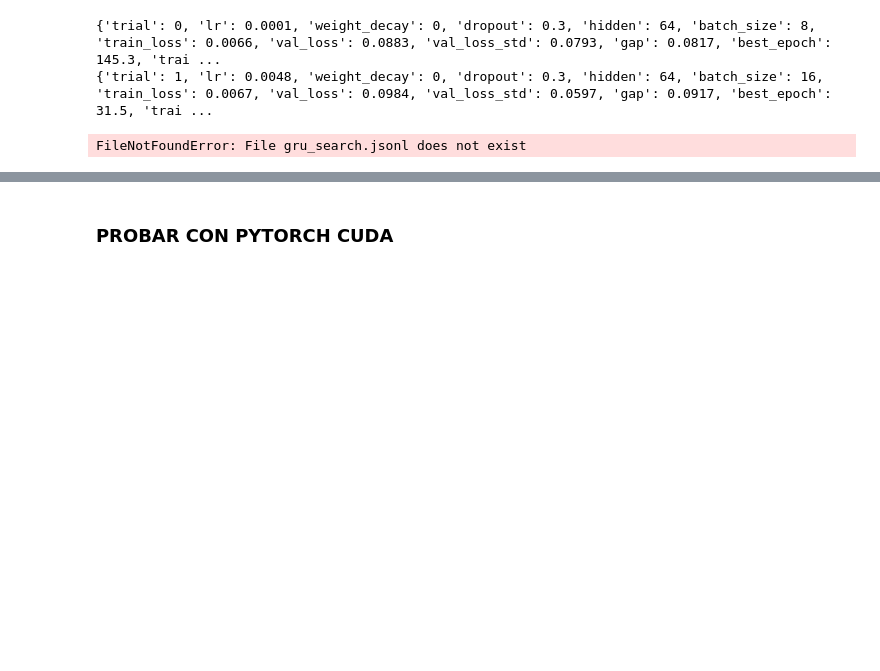
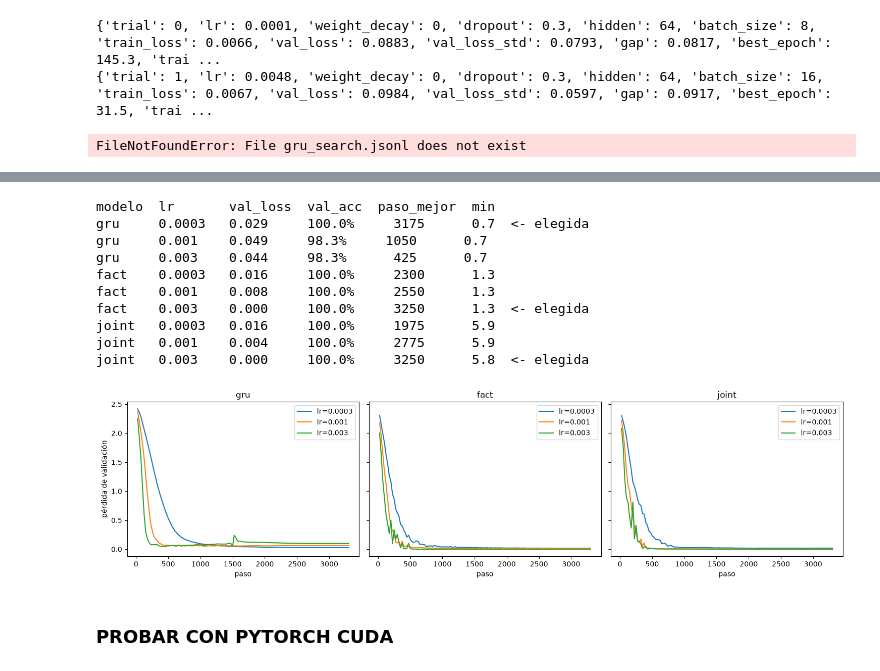
Before and after one commit to mariangeli-s/time-series-to-slr, a Jupyter notebook: data_pipeline.ipynb, the cells around one changed output, grey strips where cells are left out. Cells and saved outputs as stored; diff of their text form; code cells hidden in the pictures; blank space fills up the shorter version.

```diff
--- a/data_pipeline.ipynb
+++ b/data_pipeline.ipynb
@@ -1445,0 +1675,3 @@ FileNotFoundError: File gru_search.jsonl does not exist
+# %%
+for m in ["gru", "fact", "joint"]:
+    sanity_check(m, fold=C.PILOT["fold"])
@@ -1445,0 +1682,13 @@ FileNotFoundError: File gru_search.jsonl does not exist
+# %%
+MODELS = ["joint"] #luego poner "joint"
+
+OUT = C.RESULTS_DIR / "pilot"
+P = C.PILOT
+for m in MODELS:
+    for lr in P["lrs"]:
+        print(f"\n== {m}  lr={lr:g}")
+        r = run(m, fold=P["fold"], seed=P["seed"], lr=lr, max_steps=P["max_steps"],
+                eval_test=False, out_path=OUT / f"{m}_lr{lr:g}.json")
+        b = r["best"]
+        print(f"  mejor val_loss={b['val_loss']:.3f}  val_acc={b['val_acc']:.1%}  "
+              f"en el paso {b['step']}  ({r['train_time_s'] / 60:.1f} min)")
@@ -1446,3 +1704,41 @@ FileNotFoundError: File gru_search.jsonl does not exist
+# %%
+import matplotlib.pyplot as plt
+
+rows = [json.loads(f.read_text()) for f in sorted(OUT.glob("*.json"))]
+print("modelo  lr       val_loss  val_acc  paso_mejor  min")
+for m in ["gru", "fact", "joint"]:
+    rs = [r for r in rows if r["model"] == m]
+    if not rs:
+        continue
+    win = min(rs, key=lambda r: r["best"]["val_loss"])
+    for r in sorted(rs, key=lambda r: r["lr"]):
+        b = r["best"]
+        mark = "  <- elegida" if r is win else ""
+        print(f"{m:6s}  {r['lr']:<7g}  {b['val_loss']:.3f}     {b['val_acc']:.1%}    "
+              f"{b['step']:>5d}     {r['train_time_s'] / 60:4.1f}{mark}")
+
+fig, axes = plt.subplots(1, 3, figsize=(15, 4), sharey=True)
+for ax, m in zip(axes, ["gru", "fact", "joint"]):
+    for r in sorted([r for r in rows if r["model"] == m], key=lambda r: r["lr"]):
+        h = r["history"]
+        ax.plot([e["step"] for e in h], [e["val_loss"] for e in h], label=f"lr={r['lr']:g}")
+    ax.set_title(m); ax.set_xlabel("paso")
+    if ax.lines:
+        ax.legend()
+axes[0].set_ylabel("pérdida de validación")
+plt.tight_layout(); plt.savefig(OUT / "pilot_curves.png", dpi=120); plt.show()
+# %% [output]
+modelo  lr       val_loss  val_acc  paso_mejor  min
+gru     0.0003   0.029     100.0%     3175      0.7  <- elegida
+gru     0.001    0.049     98.3%     1050      0.7
+gru     0.003    0.044     98.3%      425      0.7
+fact    0.0003   0.016     100.0%     2300      1.3
+fact    0.001    0.008     100.0%     2550      1.3
+fact    0.003    0.000     100.0%     3250      1.3  <- elegida
+joint   0.0003   0.016     100.0%     1975      5.9
+joint   0.001    0.004     100.0%     2775      5.9
+joint   0.003    0.000     100.0%     3250      5.8  <- elegida
+[figure, added]
 # %% [markdown]
 ### PROBAR CON PYTORCH CUDA
 # %%
```
Also changed, not shown: parts of 18 cells of this notebook, 31 other files.
